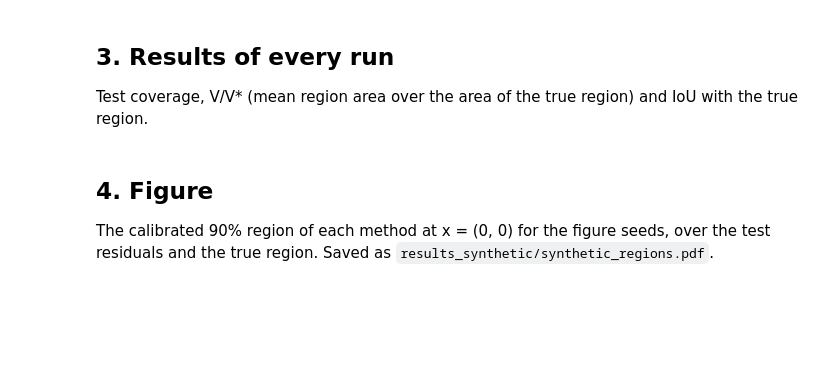
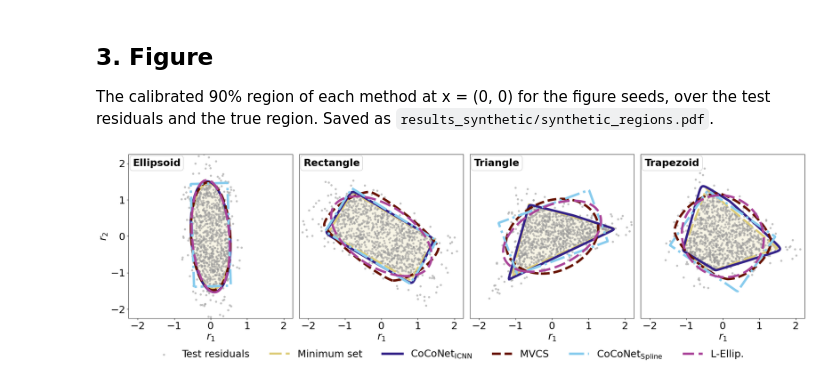
Before and after one commit to AI4OPT/CoCoNet, a Jupyter notebook: synthetic.ipynb, the cells around one changed output. Drawn from its saved outputs; the diff is of its cells as text; code cells hidden in the pictures; blank space fills up the shorter version.

Commit message:
synthetic-output

```diff
--- a/synthetic.ipynb
+++ b/synthetic.ipynb
@@ -70,13 +105,15 @@ for shape in SHAPES:
 # %% [markdown]
-## 3. Results of every run
+## 3. Figure
 
-Test coverage, V/V\* (mean region area over the area of the true region) and IoU with the true region.
+The calibrated 90% region of each method at x = (0, 0) for the figure seeds, over the test residuals and the
+true region. Saved as `results_synthetic/synthetic_regions.pdf`.
 # %%
-rows = [json.loads(f.read_text()) for f in sorted(OUT.glob("*/*/seed*/row.json"))]
-runs = pd.DataFrame(rows)[["shape", "method", "seed", "coverage", "v_over_v_star", "iou"]]
-runs.sort_values(["shape", "method", "seed"]).reset_index(drop=True).round(4)
+%matplotlib inline
+import matplotlib.pyplot as plt
+from plot_synthetic import plot
+
+fig = plot(OUT, [FIGURE_SEEDS[s] for s in SHAPES])
+fig.savefig(OUT / "synthetic_regions.pdf", bbox_inches="tight")
+plt.show()
+# %% [output]
+[figure, added]
-# %% [markdown]
-## 4. Figure
-
-The calibrated 90% region of each method at x = (0, 0) for the figure seeds, over the test residuals and the
-true region. Saved as `results_synthetic/synthetic_regions.pdf`.
```
Also changed, not shown: parts of 9 cells of this notebook, 5 other files.
